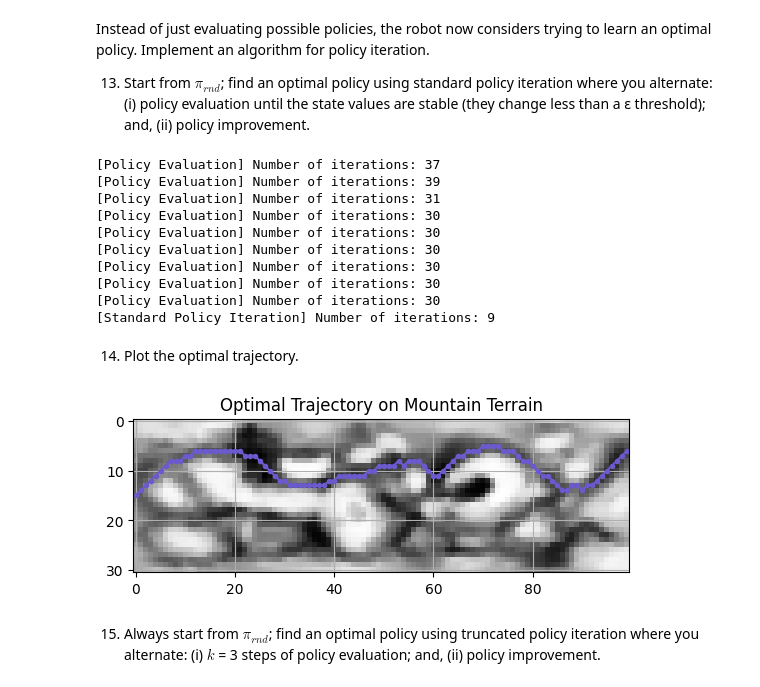
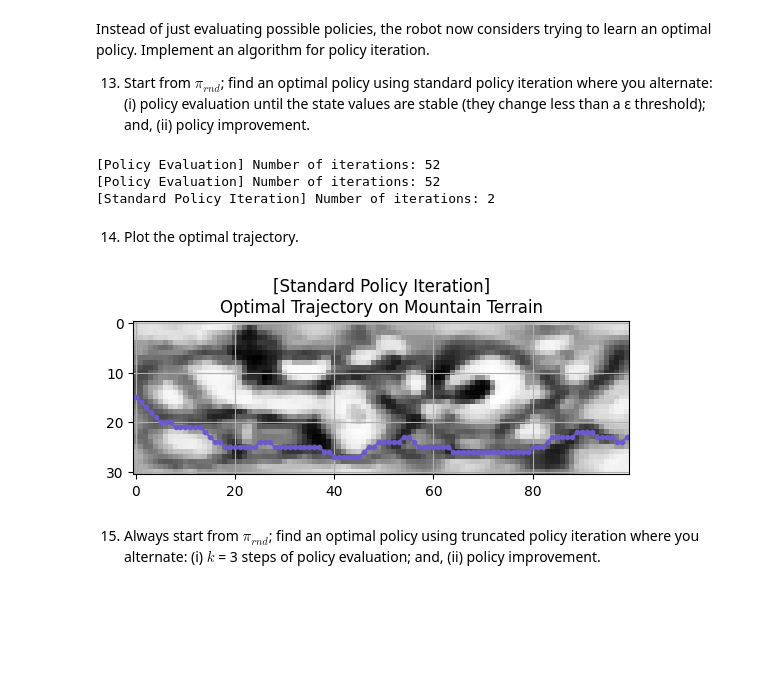
Before and after one commit to kuimetra/reinforcement_learning, a Jupyter notebook: problem_set2/main.ipynb, the cells around one changed output. Cells and saved outputs as stored; diff of their text form; code cells hidden in the pictures; blank space fills up the shorter version.

Commit message:
corrected policy evaluation

```diff
--- a/problem_set2/main.ipynb
+++ b/problem_set2/main.ipynb
@@ -168,7 +179,7 @@ Instead of just evaluating possible policies, the robot now considers trying to
 # %%
 def policy_improvement(env, V, gamma=1):
     """
-    Generate an improved policy given the value function for an environment.
+    Performs one incremental step in improving a given policy.
 
     Parameters:
         env: Environment which is an instance of the Mountain class.
@@ -203,7 +214,7 @@ def standard_policy_iteration(env, gamma=1, eps=1e-4):
     iteration_count = 0
 
     while True:
-        V = policy_evaluation(env, lambda s: {policy[s]: 1}, gamma, eps)
+        V = policy_evaluation(env, policy_random, gamma, eps)
         new_policy = policy_improvement(env, V, gamma)
         iteration_count += 1
         if new_policy == policy:
@@ -212,30 +223,23 @@ def standard_policy_iteration(env, gamma=1, eps=1e-4):
 
     print("[Standard Policy Iteration] Number of iterations:", iteration_count)
 
-    optimal_policy = {state: {action: 1 if action == policy[state] else 0 for action in env.actions} for state in
-                      policy}
+    optimal_policy = {state: {action: 1 if action == policy[state] else 0 for action in env.actions}
+                      for state in policy}
     return optimal_policy
 # %%
 optimal_standard_policy = standard_policy_iteration(env)
 # %% [output]
-[Policy Evaluation] Number of iterations: 37
-[Policy Evaluation] Number of iterations: 39
-[Policy Evaluation] Number of iterations: 31
-[Policy Evaluation] Number of iterations: 30
-[Policy Evaluation] Number of iterations: 30
-[Policy Evaluation] Number of iterations: 30
-[Policy Evaluation] Number of iterations: 30
-[Policy Evaluation] Number of iterations: 30
-[Policy Evaluation] Number of iterations: 30
-[Standard Policy Iteration] Number of iterations: 9
+[Policy Evaluation] Number of iterations: 52
+[Policy Evaluation] Number of iterations: 52
+[Standard Policy Iteration] Number of iterations: 2
 # %% [markdown]
 14. Plot the optimal trajectory.
 # %%
-def plot_optimal_trajectory(env, policy, initial_state):
+def plot_optimal_trajectory(env, policy, initial_state, policy_iteration_name):
     mountain_map = env.get_map()
     fig, ax = plt.subplots()
     ax.imshow(mountain_map, cmap='Greys_r')
-    ax.set_title('Optimal Trajectory on Mountain Terrain')
+    ax.set_title(f'[{policy_iteration_name}]\nOptimal Trajectory on Mountain Terrain')
     ax.set_xticks(np.arange(0, 101, 20))
     ax.set_yticks(np.arange(0, 32, 10))
     ax.grid(True)
@@ -254,9 +258,9 @@ def plot_optimal_trajectory(env, policy, initial_state):
     ax.plot(x, y, marker='.', linestyle='-', color='slateblue')
     plt.show()
 # %%
-plot_optimal_trajectory(env, optimal_standard_policy, (15, 0))
+plot_optimal_trajectory(env, optimal_standard_policy, (15, 0), "Standard Policy Iteration")
 # %% [output]
-[figure, old version]
+[figure, new version]
 # %% [markdown]
 15. Always start from $\pi_{rnd}$; find an optimal policy using truncated policy iteration where you alternate:
     (i) $k$ = 3 steps of policy evaluation; and,
```
Also changed, not shown: parts of 15 cells of this notebook.
